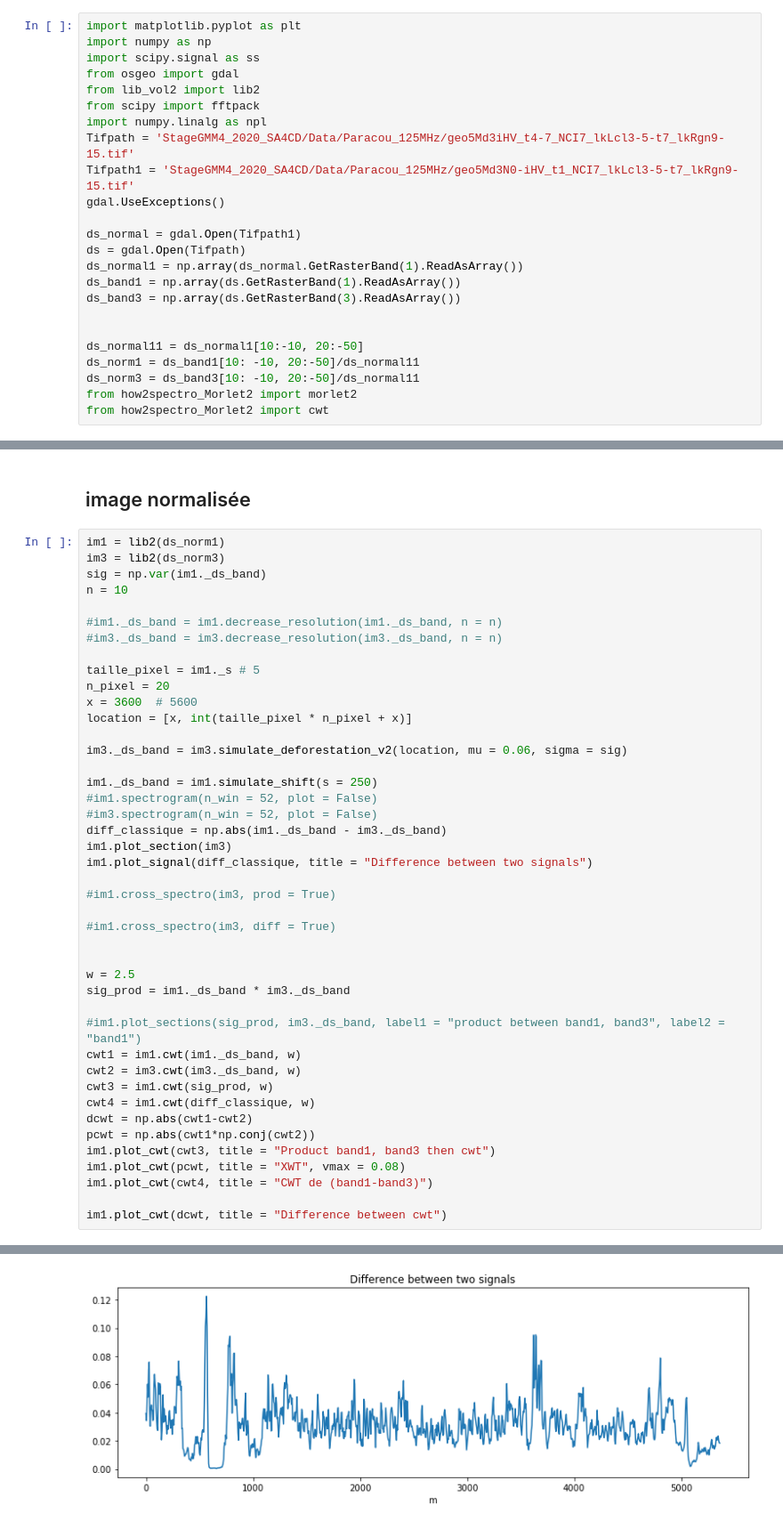
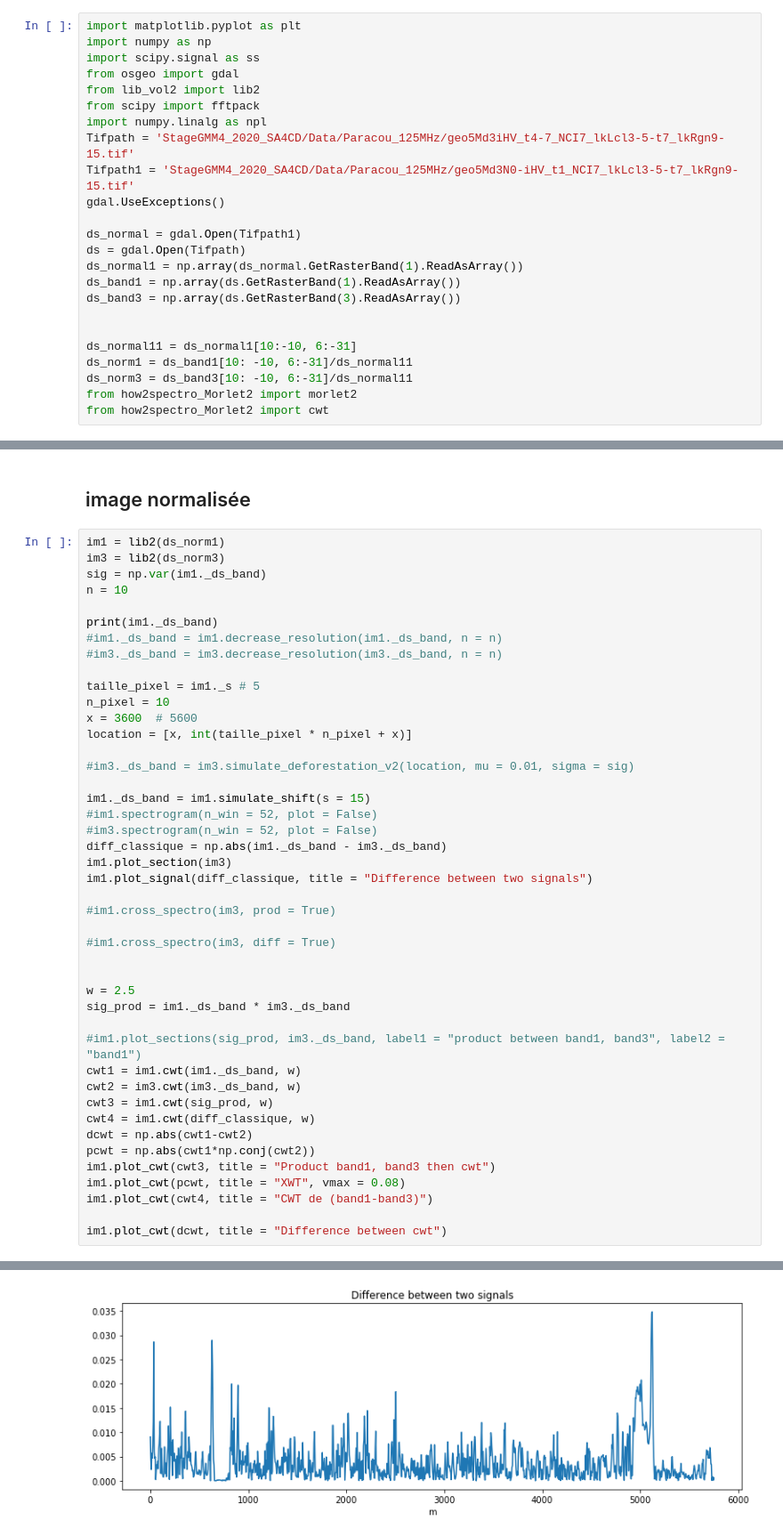
Before and after one commit to eobroets/CESBIO, a Jupyter notebook: lib2.ipynb, the cells around one changed output, grey strips where cells are left out. Shown: that part at 89% size. Cells and saved outputs as stored; diff of their text form.

```diff
--- a/lib2.ipynb
+++ b/lib2.ipynb
@@ -17,9 +17,9 @@ ds_band1 = np.array(ds.GetRasterBand(1).ReadAsArray())
 ds_band3 = np.array(ds.GetRasterBand(3).ReadAsArray())
 
 
-ds_normal11 = ds_normal1[10:-10, 20:-50]
-ds_norm1 = ds_band1[10: -10, 20:-50]/ds_normal11
-ds_norm3 = ds_band3[10: -10, 20:-50]/ds_normal11
+ds_normal11 = ds_normal1[10:-10, 6:-31]
+ds_norm1 = ds_band1[10: -10, 6:-31]/ds_normal11
+ds_norm3 = ds_band3[10: -10, 6:-31]/ds_normal11
 from how2spectro_Morlet2 import morlet2
 from how2spectro_Morlet2 import cwt
 # %%
@@ -76,17 +76,18 @@ im3 = lib2(ds_norm3)
 sig = np.var(im1._ds_band)
 n = 10
 
+print(im1._ds_band)
 #im1._ds_band = im1.decrease_resolution(im1._ds_band, n = n)
 #im3._ds_band = im3.decrease_resolution(im3._ds_band, n = n)
 
 taille_pixel = im1._s # 5
-n_pixel = 20
+n_pixel = 10
 x = 3600  # 5600
 location = [x, int(taille_pixel * n_pixel + x)]
 
-im3._ds_band = im3.simulate_deforestation_v2(location, mu = 0.06, sigma = sig)
+#im3._ds_band = im3.simulate_deforestation_v2(location, mu = 0.01, sigma = sig)
 
-im1._ds_band = im1.simulate_shift(s = 250)
+im1._ds_band = im1.simulate_shift(s = 15)
 #im1.spectrogram(n_win = 52, plot = False)
 #im3.spectrogram(n_win = 52, plot = False)
 diff_classique = np.abs(im1._ds_band - im3._ds_band)
@@ -118 +120 @@ im1.plot_cwt(dcwt, title = "Difference between cwt")
-[figure, old version]
+[figure, new version]
```
Also changed, not shown: parts of 2 cells of this notebook, 4 other files.
